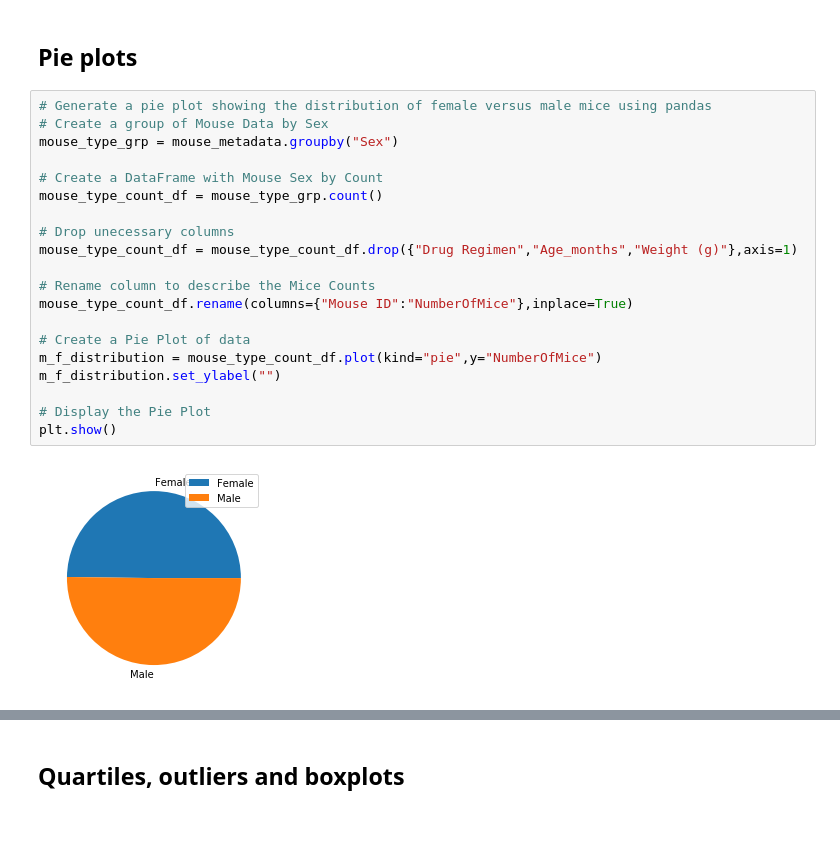
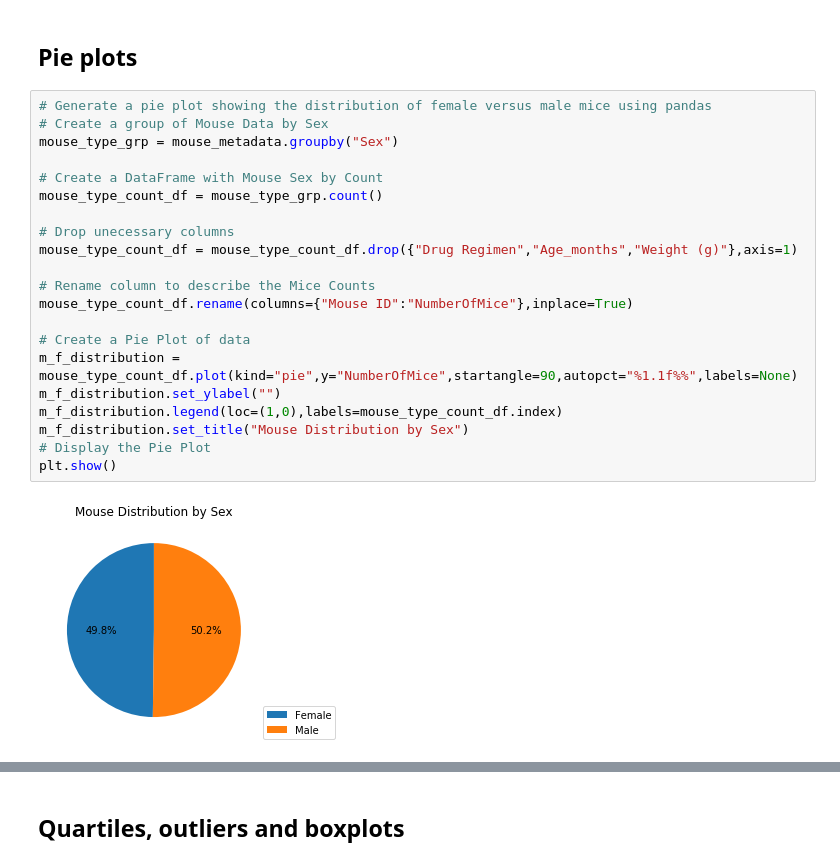
Before and after one commit to nvanlangen/matplotlib-challenge, a Jupyter notebook: Pymaceuticals/pymaceuticals_NVL.ipynb, the cells around one changed output, grey strips where cells are left out. Saved outputs shown, nothing was run; the diff lists cells and outputs as text; blank space fills up the shorter version.

Commit message:
Updated plot characteristics

```diff
--- a/Pymaceuticals/pymaceuticals_NVL.ipynb
+++ b/Pymaceuticals/pymaceuticals_NVL.ipynb
@@ -128,25 +128,26 @@ plt.show()
 # %%
 # Generate a pie plot showing the distribution of female versus male mice using pandas
 # Create a group of Mouse Data by Sex
 mouse_type_grp = mouse_metadata.groupby("Sex")
 
 # Create a DataFrame with Mouse Sex by Count
 mouse_type_count_df = mouse_type_grp.count()
 
 # Drop unecessary columns
 mouse_type_count_df = mouse_type_count_df.drop({"Drug Regimen","Age_months","Weight (g)"},axis=1)
 
 # Rename column to describe the Mice Counts
 mouse_type_count_df.rename(columns={"Mouse ID":"NumberOfMice"},inplace=True)
 
 # Create a Pie Plot of data
-m_f_distribution = mouse_type_count_df.plot(kind="pie",y="NumberOfMice")
+m_f_distribution = mouse_type_count_df.plot(kind="pie",y="NumberOfMice",startangle=90,autopct="%1.1f%%",labels=None)
 m_f_distribution.set_ylabel("")
-
+m_f_distribution.legend(loc=(1,0),labels=mouse_type_count_df.index)
+m_f_distribution.set_title("Mouse Distribution by Sex")
 # Display the Pie Plot
 plt.show()
 # %% [output]
-[figure, old version]
+[figure, new version]
 # %%
 # Generate a pie plot showing the distribution of female versus male mice using pyplot
 
```
Also changed, not shown: parts of 5 cells of this notebook.
